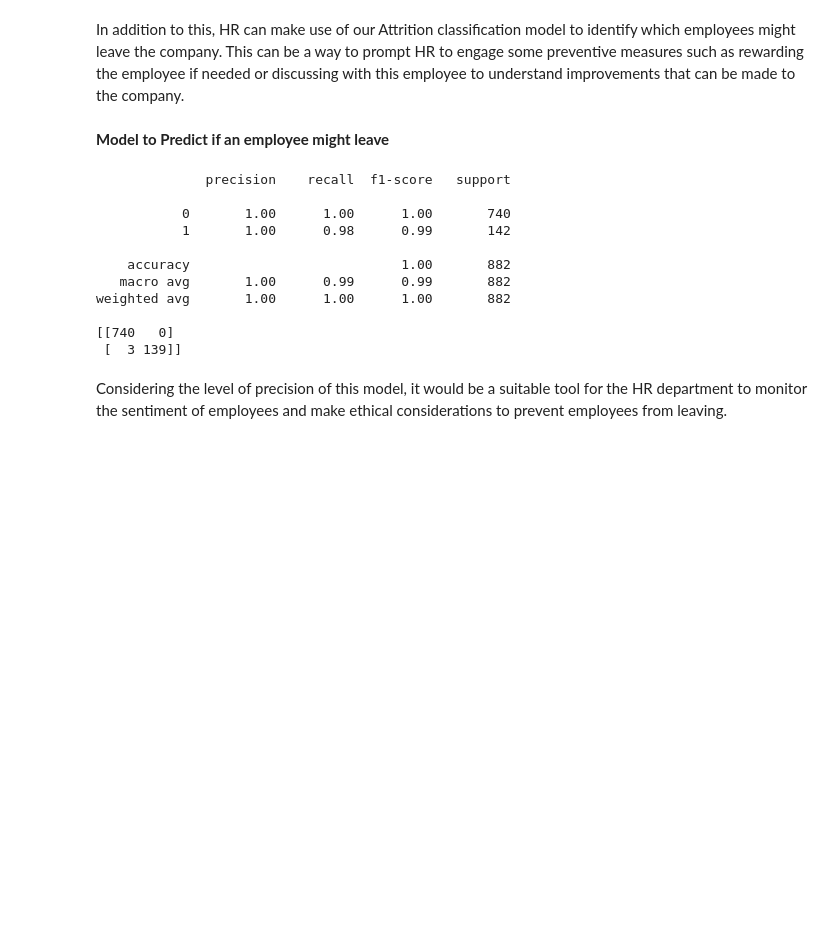
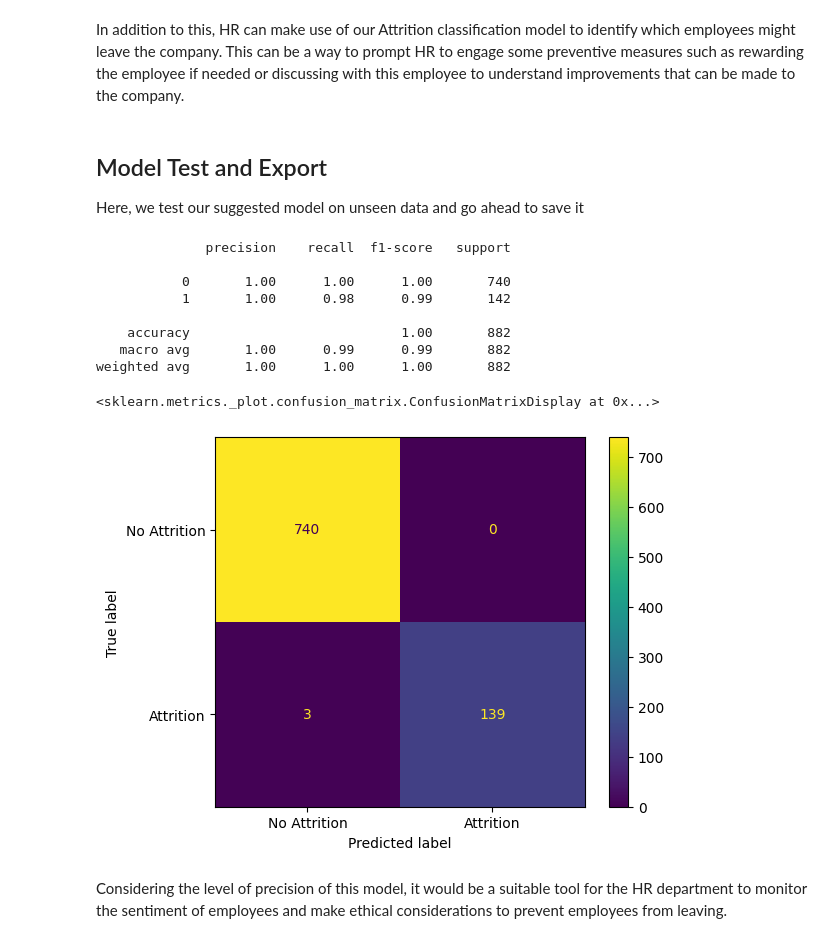
Before and after one commit to P-Asare/AI_final_H4U, a Jupyter notebook: AI_Final_Project.ipynb, the cells around one changed output. Saved outputs shown, nothing was run; the diff lists cells and outputs as text; code cells hidden in the pictures; blank space fills up the shorter version.

```diff
--- a/AI_Final_Project.ipynb
+++ b/AI_Final_Project.ipynb
@@ -1247,14 +1207,15 @@ Looking at the top 5 features that contribute the most to Attrition, it serves a
 * Consider implementing performance-based pay increases or bonuses for high achievers.
 # %% [markdown]
 In addition to this, HR can make use of our Attrition classification model to identify which employees might leave the company. This can be a way to prompt HR to engage some preventive measures such as rewarding the employee if needed or discussing with this employee to understand improvements that can be made to the company.
-# %% [markdown]
-**Model to Predict if an employee might leave**
+# %% [markdown]
+## Model Test and Export
+
+Here, we test our suggested model on unseen data and go ahead to save it
 # %%
 y_test_pred = best_model.predict(X_test_transformed)
 y_test_scores_perc = best_model.predict_proba(X_test_transformed)[:, 1]
 # %%
 print(classification_report(y_test, y_test_pred))
-print(confusion_matrix(y_test, y_test_pred))
 # %% [output]
               precision    recall  f1-score   support
 
@@ -1264,9 +1225,13 @@ print(confusion_matrix(y_test, y_test_pred))
     accuracy                           1.00       882
    macro avg       1.00      0.99      0.99       882
 weighted avg       1.00      1.00      1.00       882
-
-[[740   0]
- [  3 139]]
+# %%
+from sklearn.metrics import ConfusionMatrixDisplay
+
+ConfusionMatrixDisplay.from_estimator(best_model, X_test_transformed, y_test, display_labels=["No Attrition", "Attrition"])
+# %% [output]
+<sklearn.metrics._plot.confusion_matrix.ConfusionMatrixDisplay at 0x...>
+[figure, added]
 # %% [markdown]
 Considering the level of precision of this model, it would be a suitable tool for the HR department to monitor the sentiment of employees and make ethical considerations to prevent employees from leaving.
 # %%
```
Also changed, not shown: parts of 11 cells of this notebook.
